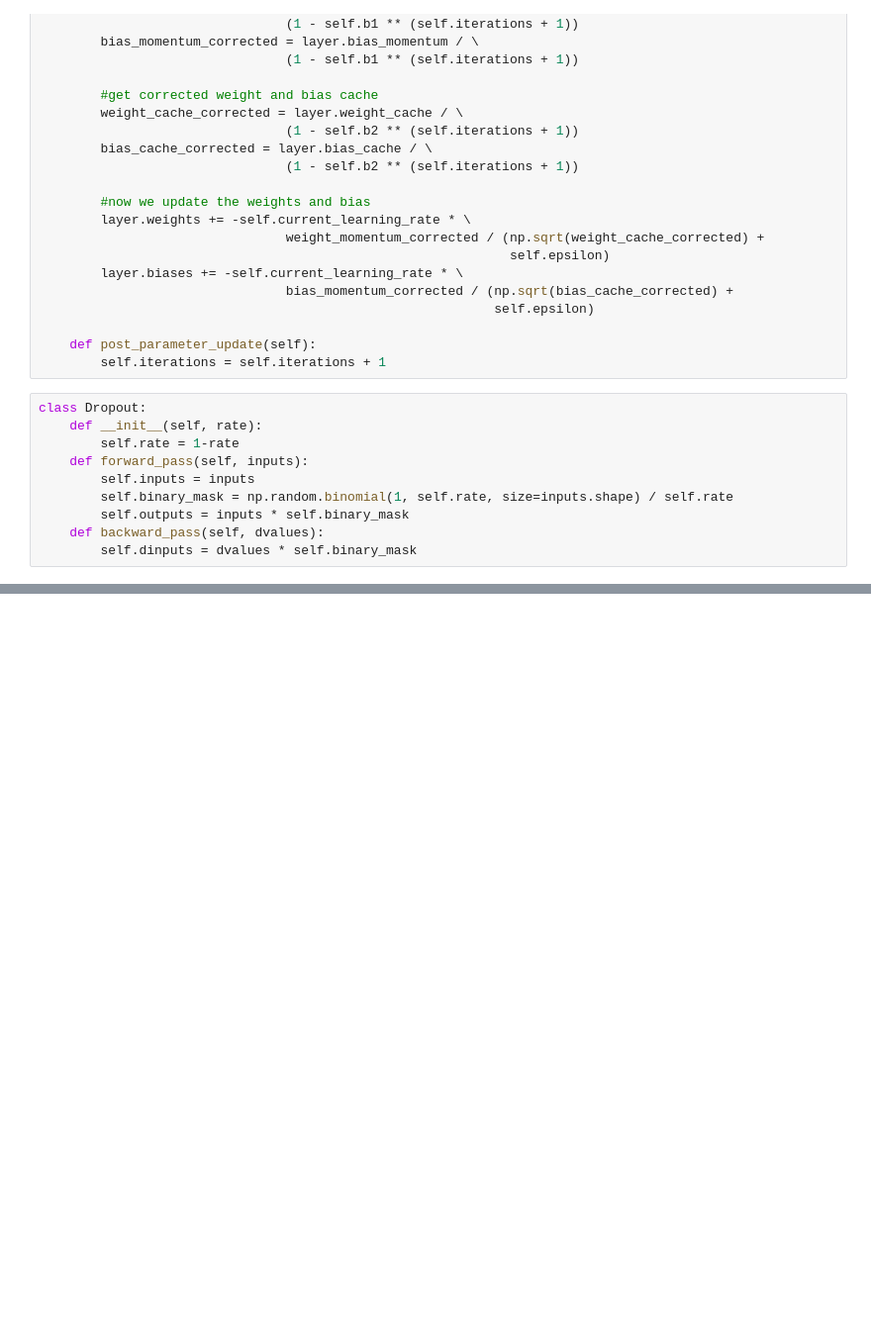
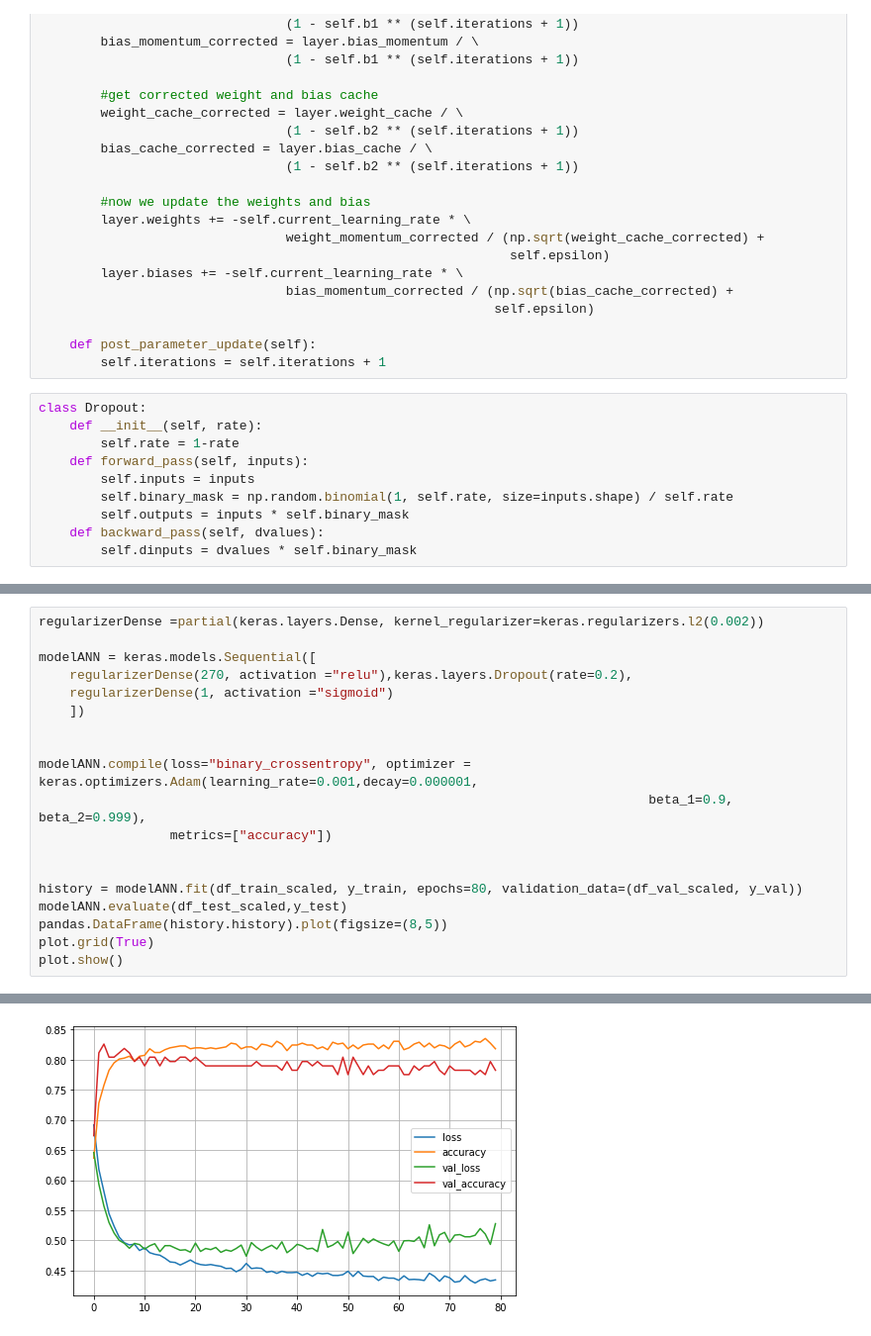
Before and after one commit to sledzryan/personalprojects, a Jupyter notebook: HeartDisease.ipynb, the cells around one changed output, grey strips where cells are left out. Shown at 99% size. Drawn from its saved outputs; the diff is of its cells as text; blank space fills up the shorter version.

```diff
--- a/HeartDisease.ipynb
+++ b/HeartDisease.ipynb
@@ -428,0 +430,20 @@ test, acc: 0.862,  loss: 0.419
+# %%
+regularizerDense =partial(keras.layers.Dense, kernel_regularizer=keras.regularizers.l2(0.002))
+
+modelANN = keras.models.Sequential([
+    regularizerDense(270, activation ="relu"),keras.layers.Dropout(rate=0.2),
+    regularizerDense(1, activation ="sigmoid")
+    ])
+
+
+modelANN.compile(loss="binary_crossentropy", optimizer = keras.optimizers.Adam(learning_rate=0.001,decay=0.000001,
+                                                                               beta_1=0.9, beta_2=0.999),
+                 metrics=["accuracy"])
+
+
+history = modelANN.fit(df_train_scaled, y_train, epochs=80, validation_data=(df_val_scaled, y_val))
+modelANN.evaluate(df_test_scaled,y_test)
+pandas.DataFrame(history.history).plot(figsize=(8,5))
+plot.grid(True)
+plot.show()
+# %% [output]
@@ -428,0 +467 @@ test, acc: 0.862,  loss: 0.419
+[figure, added]
```
Also changed, not shown: parts of 7 cells of this notebook.
